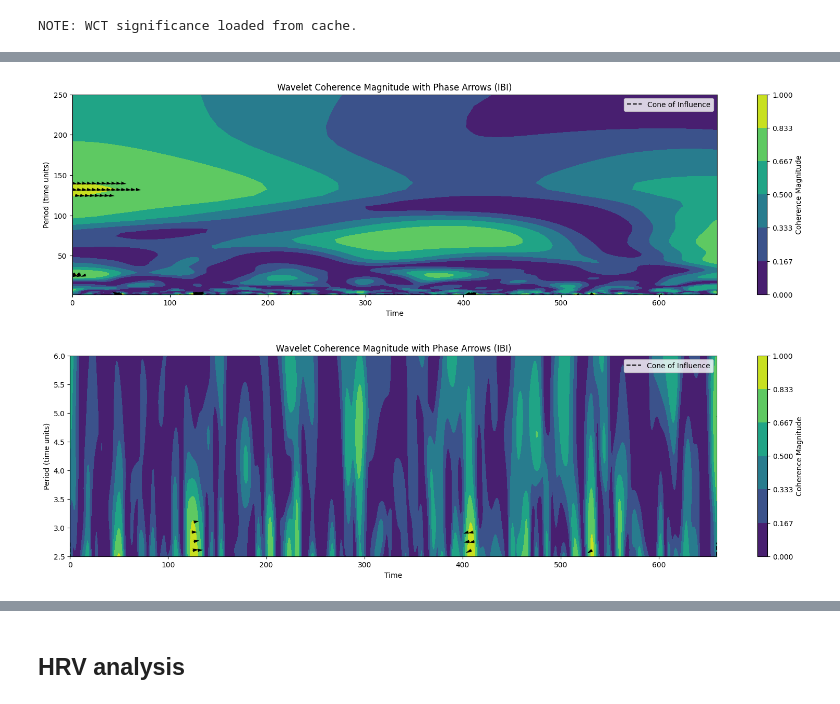
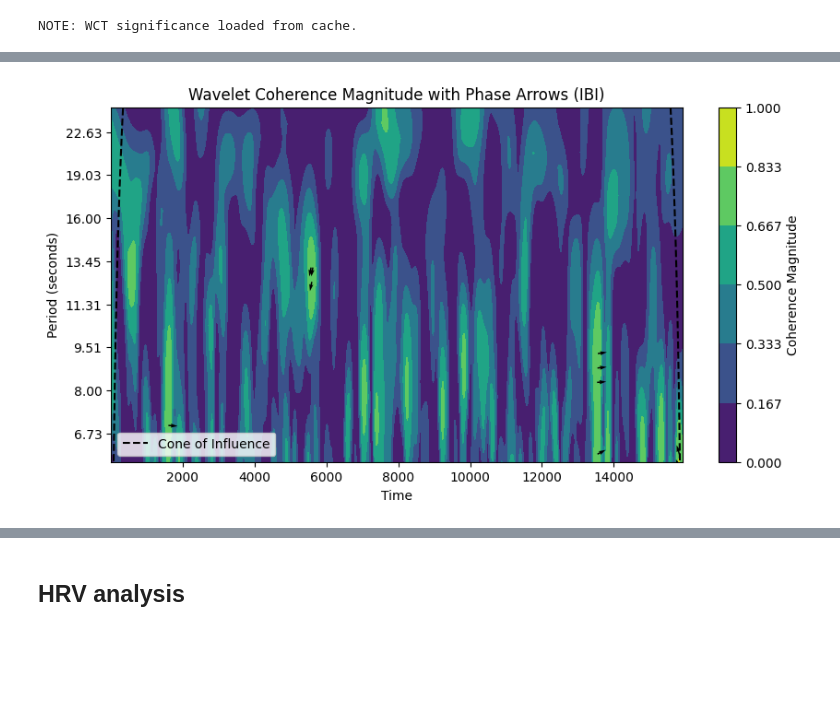
Before and after one commit to ynwtnb/linkage_analysis_pilot, a Jupyter notebook: script/wavelet_analysis.ipynb, the cells around one changed output, grey strips where cells are left out. Saved outputs shown, nothing was run; the diff lists cells and outputs as text; code cells hidden in the pictures; blank space fills up the shorter version.

```diff
--- a/script/wavelet_analysis.ipynb
+++ b/script/wavelet_analysis.ipynb
@@ -205,0 +355,16 @@ NOTE: WCT significance loaded from cache.
+# %%
+wct_surrogate = []
+
+for pair_i in range(len(surrogate_pairs)):
+    print(f'Processing pair {pair_i+1}/{len(surrogate_pairs)}')
+    session1 = surrogate_pairs.loc[pair_i, 'session1']
+    condition1 = surrogate_pairs.loc[pair_i, 'condition1']
+    person1 = surrogate_pairs.loc[pair_i, 'person1']
+    session2 = surrogate_pairs.loc[pair_i, 'session2']
+    condition2 = surrogate_pairs.loc[pair_i, 'condition2']
+    person2 = surrogate_pairs.loc[pair_i, 'person2']
+    print(f'    {session1} {condition1} {person1} vs {session2} {condition2} {person2}')
+
+    max_idx = min(len(ibi_standardized_all[session1][condition1][person1]), len(ibi_standardized_all[session2][condition2][person2]))
+    wct, awct, coi, freq, sig = wavelet.wct(ibi_standardized_all[session1][condition1][person1][:max_idx], ibi_standardized_all[session2][condition2][person2][:max_idx], dt, dj=dj, s0=s0, J=-1, sig=True, wavelet=mother, normalize=True)
+    wct_surrogate.append(wct)
@@ -206,13 +407,13 @@ NOTE: WCT significance loaded from cache.
 # %%
 wct_surrogate_flattened = [wct.flatten() for wct in wct_surrogate]
 wct_surrogate_concatenated = np.concatenate(wct_surrogate_flattened)
-percentile_95 = np.percentile(wct_surrogate_concatenated, 95)
-print("95th percentile:", percentile_95)
+percentile_95_ibi = np.percentile(wct_surrogate_concatenated, 95)
+print("95th percentile:", percentile_95_ibi)
 plt.hist(wct_surrogate_concatenated, bins=100)
-plt.vlines(percentile_95, 0, 12000, colors='r', linestyles='dashed')
+plt.vlines(percentile_95_ibi, 0, 12000, colors='r', linestyles='dashed')
 plt.title('Histogram of surrogate wavelet coherence values (IBI)')
 plt.xlabel('Wavelet coherence')
 plt.ylabel('Frequency')
-plt.ylim(0, 12000)
+#plt.ylim(0, 12000)
 plt.show()
 # %% [output]
@@ -221,2 +422,7 @@ plt.show()
+# %%
+with open('../data/surrogate_wavelet_coherence_ibi.npy', 'wb') as f:
+    np.save(f, wct_surrogate_concatenated)
+with open('../data/ibi_95_percentile.txt', 'w') as f:
+    f.write(str(percentile_95_ibi))
 # %% [markdown]
 ### Calculating wavelet coherence between two signals
@@ -223,5 +490,6 @@ plt.show()
 # %%
-condition_no = 2
-wct_ibi, awct_ibi, coi_ibi, freq_ibi, sig_ibi = wavelet.wct(ibi_standardized_p1[condition_no], ibi_standardized_p2[condition_no], dt, dj=dj, s0=s0, J=-1, sig=True, wavelet=mother, normalize=True)
+session = 'VM'
+condition = 'research'
+wct_ibi, awct_ibi, coi_ibi, freq_ibi, sig_ibi = wavelet.wct(ibi_standardized_p1[session][condition], ibi_standardized_p2[session][condition], dt, dj=dj, s0=s0, J=-1, sig=True, wavelet=mother, normalize=True)
 # %% [output]
 NOTE: WCT significance loaded from cache.
@@ -285,8 +501,5 @@ def plot_wavelet_result(p1_series, threshold, wct, awct, coi, freq, modality, yl
 # %%
-plot_wavelet_result(p1_series=ibi_standardized_p1[condition_no], threshold=percentile_95, wct=wct_ibi, awct=awct_ibi, coi=coi_ibi, freq=freq_ibi, modality='IBI', ylim_low=2, ylim_high=250)
+plot_wavelet_result(threshold=percentile_95_ibi, t=new_t[session][condition]/100, wct=wct_ibi, awct=awct_ibi, coi=coi_ibi, freq=freq_ibi, modality='IBI', ylim_low=6, ylim_high=25)
+plt.savefig(f'../result/{session}_{condition}_ibi_LF.png')
 # %% [output]
-[figure, old version]
+[figure, new version]
-# %%
-plot_wavelet_result(p1_series=ibi_standardized_p1[condition_no], threshold=percentile_95, wct=wct_ibi, awct=awct_ibi, coi=coi_ibi, freq=freq_ibi, modality='IBI', ylim_low=2.5, ylim_high=6)
-# %% [output]
-[figure, removed]
```
Also changed, not shown: parts of 79 cells of this notebook, 51 other files.
